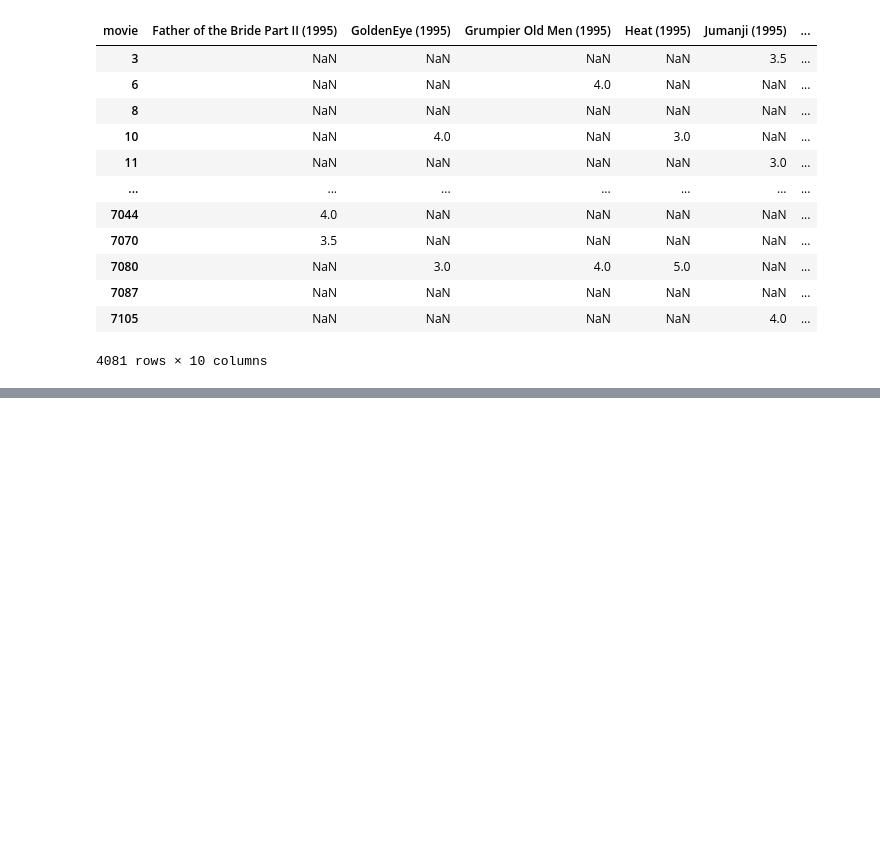
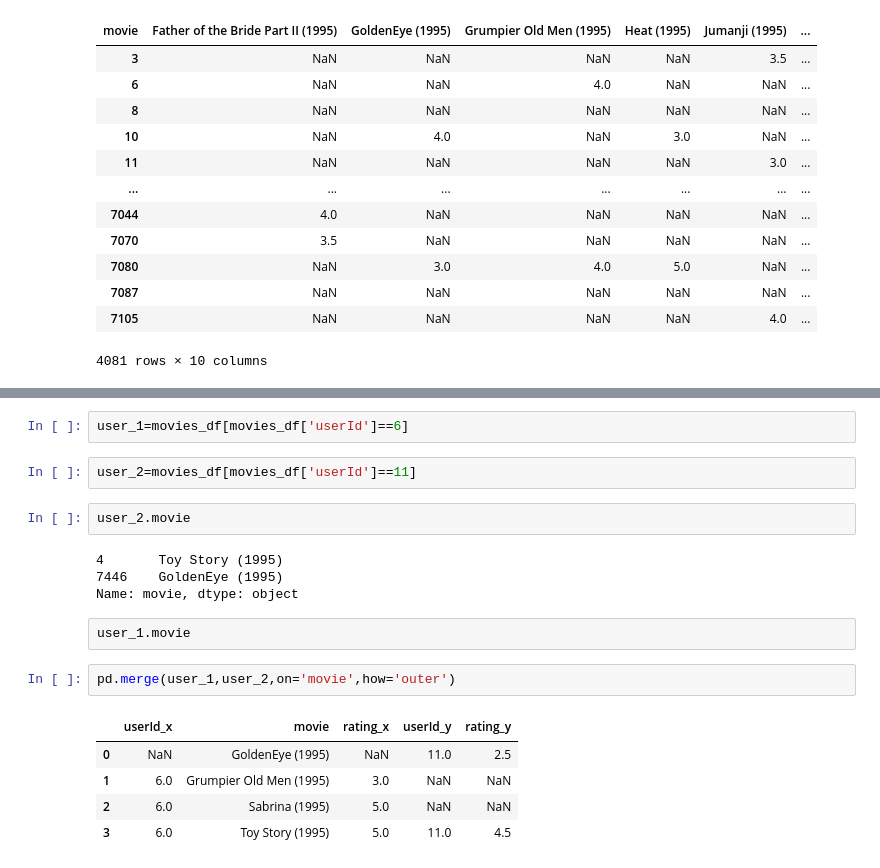
Before and after one commit to preethi-0806/python_example_data_type, a Jupyter notebook: python-23.ipynb, the cells around one changed output, grey strips where cells are left out. Cells and saved outputs as stored; diff of their text form; blank space fills up the shorter version.

```diff
--- a/python-23.ipynb
+++ b/python-23.ipynb
@@ -92,0 +165,20 @@ user_movies_df
+# %%
+user_1=movies_df[movies_df['userId']==6]
+# %%
+user_2=movies_df[movies_df['userId']==11]
+# %%
+user_2.movie
+# %% [output]
+4       Toy Story (1995)
+7446    GoldenEye (1995)
+Name: movie, dtype: object
+# %% [raw]
+user_1.movie
+# %%
+pd.merge(user_1,user_2,on='movie',how='outer')
+# %% [output]
+|  | userId_x | movie | rating_x | userId_y | rating_y |
+| 0 | NaN | GoldenEye (1995) | NaN | 11.0 | 2.5 |
+| 1 | 6.0 | Grumpier Old Men (1995) | 3.0 | NaN | NaN |
+| 2 | 6.0 | Sabrina (1995) | 5.0 | NaN | NaN |
+| 3 | 6.0 | Toy Story (1995) | 5.0 | 11.0 | 4.5 |
```
Also changed, not shown: parts of 11 cells of this notebook.
